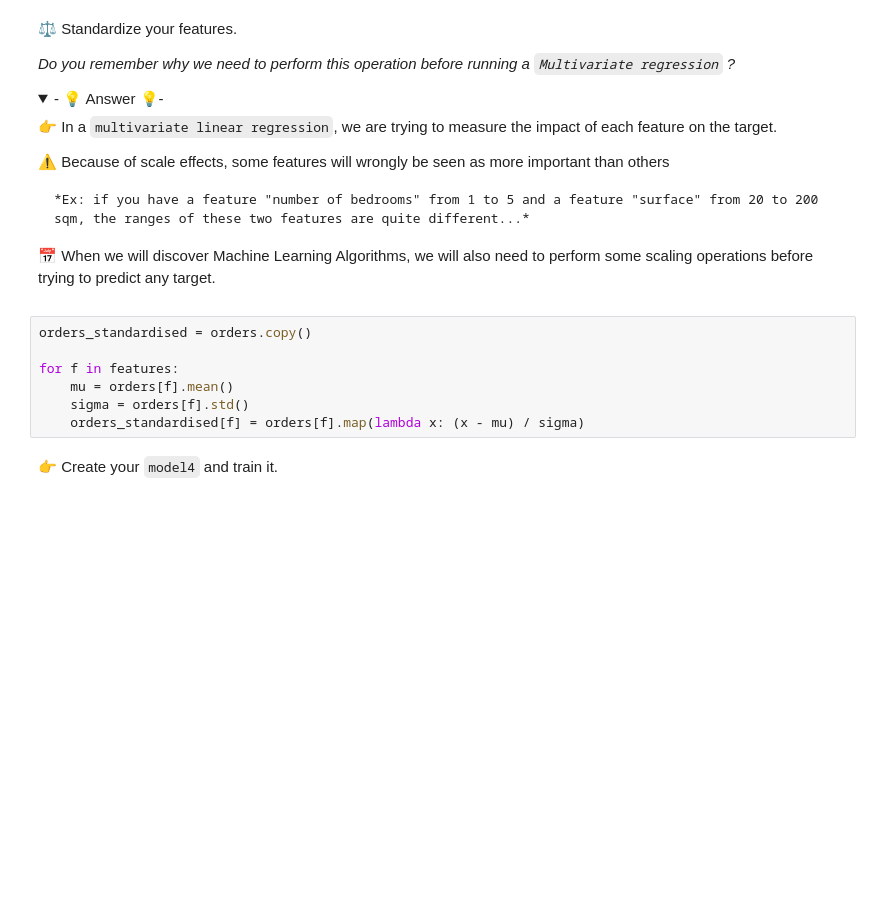
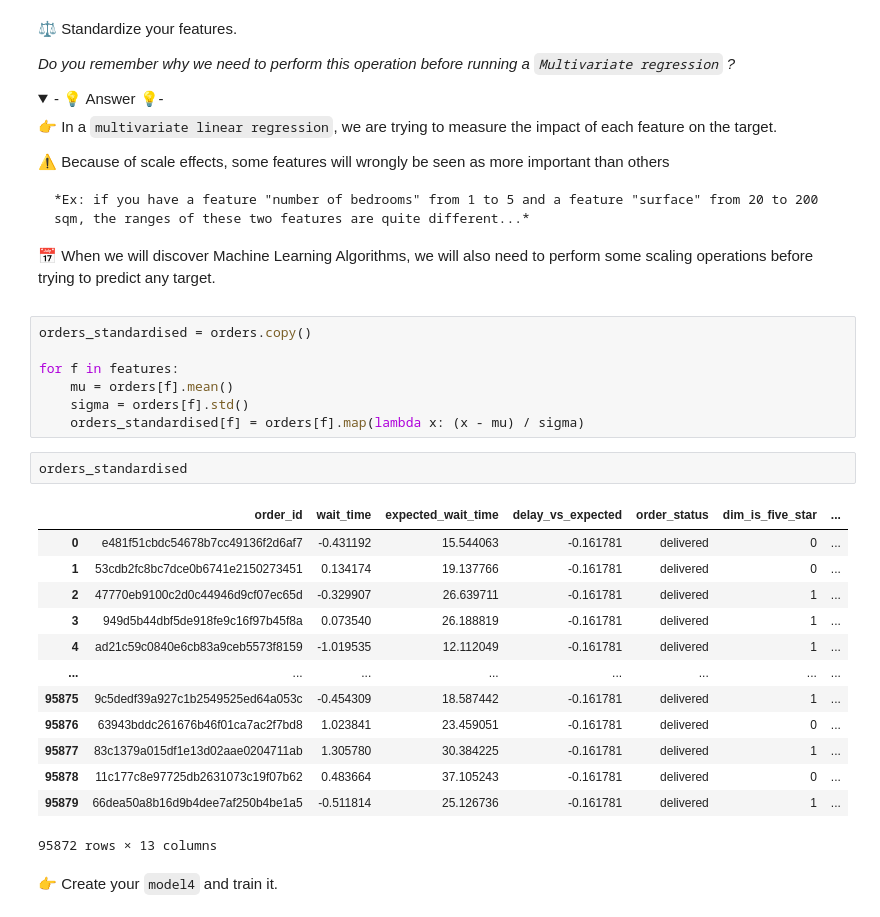
Before and after one commit to multiyumz/data-science-challenges, a Jupyter notebook: data-orders-regression/orders_regression.ipynb, the cells around one changed output. Cells and saved outputs as stored; diff of their text form; folded sections open; blank space fills up the shorter version.

```diff
--- a/data-orders-regression/orders_regression.ipynb
+++ b/data-orders-regression/orders_regression.ipynb
@@ -200,6 +200,22 @@ for f in features:
     mu = orders[f].mean()
     sigma = orders[f].std()
     orders_standardised[f] = orders[f].map(lambda x: (x - mu) / sigma)
+# %%
+orders_standardised
+# %% [output]
+|  | order_id | wait_time | expected_wait_time | delay_vs_expected | order_status | dim_is_five_star | ... |
+| 0 | e481f51cbdc54678b7cc49136f2d6af7 | -0.431192 | 15.544063 | -0.161781 | delivered | 0 | ... |
+| 1 | 53cdb2fc8bc7dce0b6741e2150273451 | 0.134174 | 19.137766 | -0.161781 | delivered | 0 | ... |
+| 2 | 47770eb9100c2d0c44946d9cf07ec65d | -0.329907 | 26.639711 | -0.161781 | delivered | 1 | ... |
+| 3 | 949d5b44dbf5de918fe9c16f97b45f8a | 0.073540 | 26.188819 | -0.161781 | delivered | 1 | ... |
+| 4 | ad21c59c0840e6cb83a9ceb5573f8159 | -1.019535 | 12.112049 | -0.161781 | delivered | 1 | ... |
+| ... | ... | ... | ... | ... | ... | ... | ... |
+| 95875 | 9c5dedf39a927c1b2549525ed64a053c | -0.454309 | 18.587442 | -0.161781 | delivered | 1 | ... |
+| 95876 | 63943bddc261676b46f01ca7ac2f7bd8 | 1.023841 | 23.459051 | -0.161781 | delivered | 0 | ... |
+| 95877 | 83c1379a015df1e13d02aae0204711ab | 1.305780 | 30.384225 | -0.161781 | delivered | 1 | ... |
+| 95878 | 11c177c8e97725db2631073c19f07b62 | 0.483664 | 37.105243 | -0.161781 | delivered | 0 | ... |
+| 95879 | 66dea50a8b16d9b4dee7af250b4be1a5 | -0.511814 | 25.126736 | -0.161781 | delivered | 1 | ... |
+95872 rows × 13 columns
 # %% [markdown]
 👉 Create your `model4` and train it.
 # %%
```
Also changed, not shown: parts of 10 cells of this notebook.
